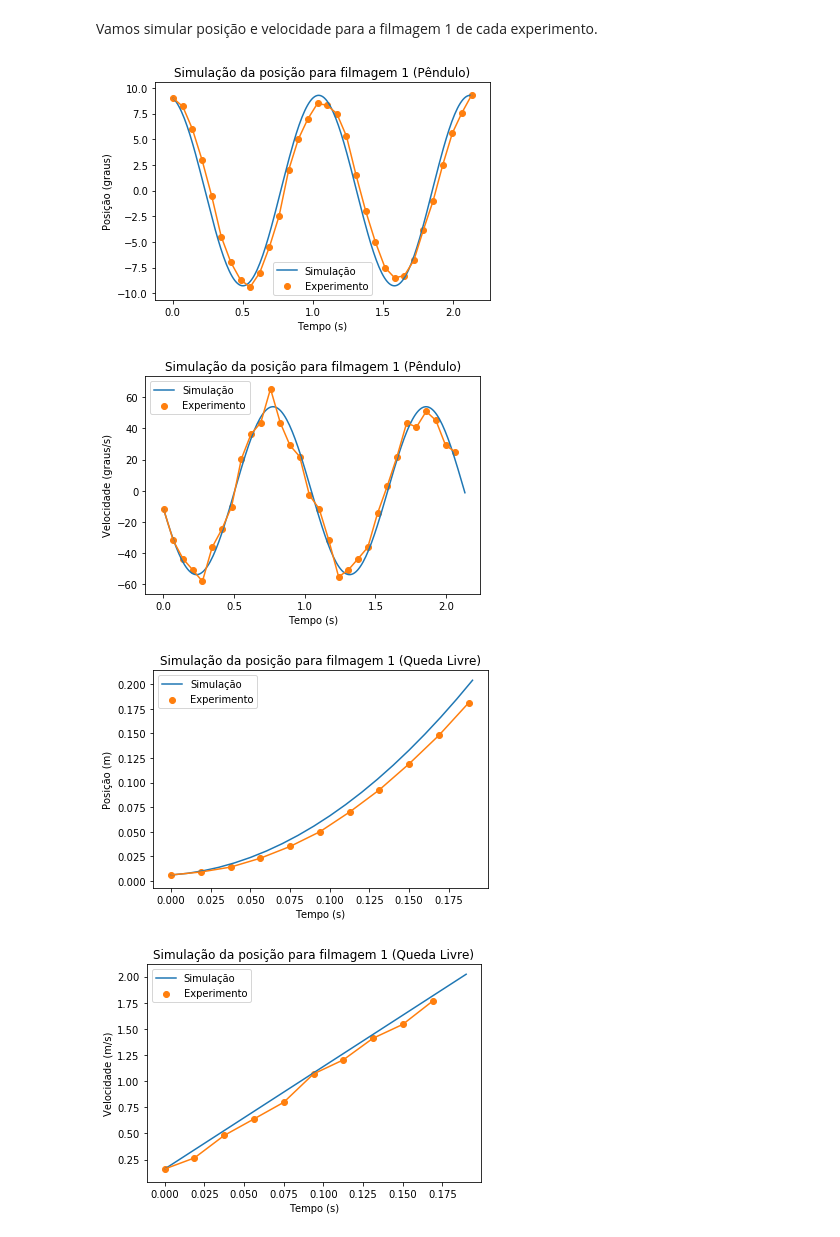
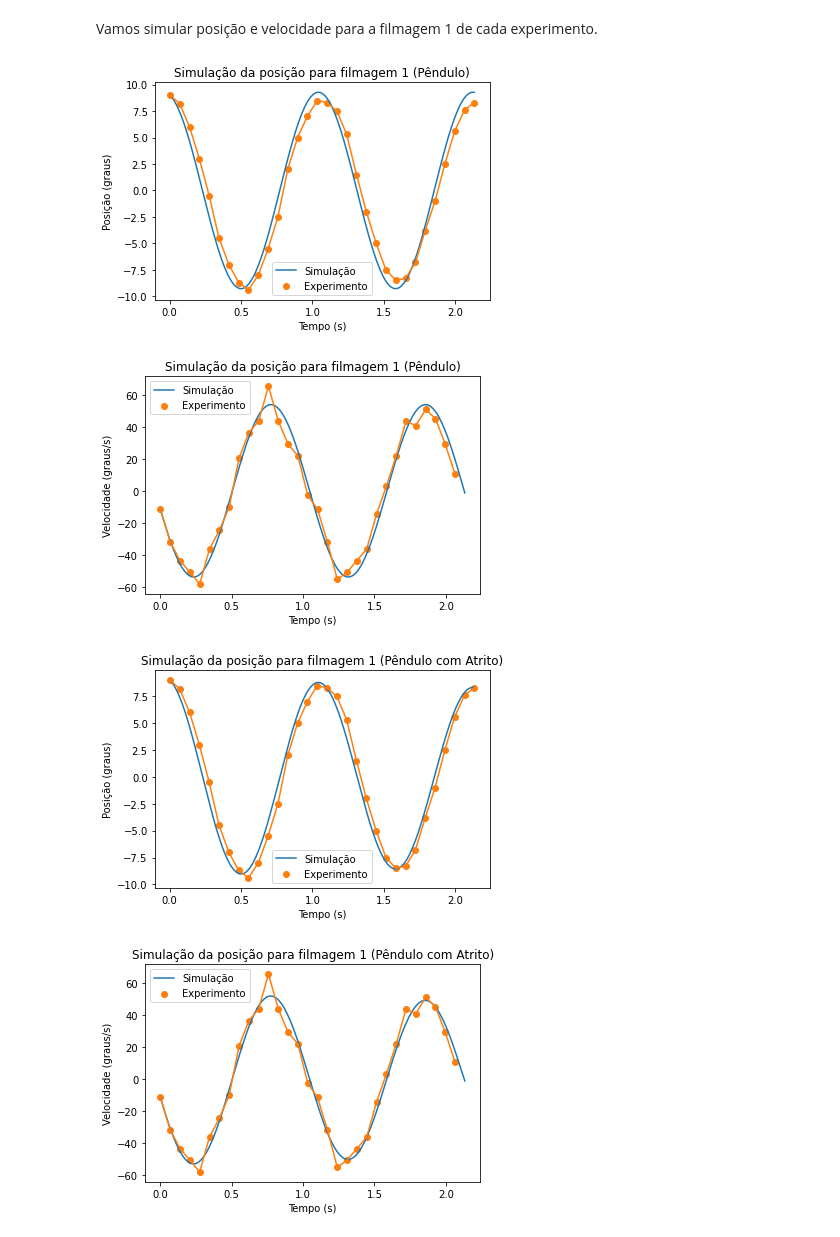
Before and after one commit to likury/EP2Modelagem, a Jupyter notebook: Simulação.ipynb, the cells around one changed output. Cells and saved outputs as stored; diff of their text form; code cells hidden in the pictures.

Commit message:
fixed vizualization bug + added pendulum with drag

```diff
--- a/Simulação.ipynb
+++ b/Simulação.ipynb
@@ -93,6 +93,15 @@ def ratesPendulum(s, dt):
     g = 9.8
     L = 0.2905
     r1 = (-g * s[0] * dt)/L
+    r0 = (s[1] + r1) * dt
+    r2 = dt
+    return np.array([r0,r1,r2])
+
+def ratesPendulumWithDrag(s, dt):
+    g = 9.8
+    L = 0.2905
+    dragCoeficient = 0.001
+    r1 = (-g * s[0] * dt)/L - dragCoeficient*s[1]
     r0 = (s[1] + r1) * dt
     r2 = dt
     return np.array([r0,r1,r2])
@@ -193,15 +202,16 @@ def simulate(df, positionName, experimentName, rateFunction, positionUnity, film
 Vamos simular posição e velocidade para a filmagem 1 de cada experimento.
 # %%
 simulate(dfP, 'angle', 'Pêndulo', ratesPendulum, 'graus', 1)
+simulate(dfP, 'angle', 'Pêndulo com Atrito', ratesPendulumWithDrag, 'graus', 1)
 simulate(dfFF, 'position', 'Queda Livre', ratesFreeFall, 'm', 1)
 simulate(dfFF, 'position', 'Queda Livre com Atrito', ratesFreeFallWithDrag, 'm', 1)
 simulate(dfA, 'position', 'Rampa inclinada', getRatesSlope(0.23, dfA, 1), 'm', 1)
 simulate(dfA, 'position', 'Rampa inclinada', getRatesSlope(0.23, dfA, 2), 'm', 2)
 simulate(dfA, 'position', 'Rampa inclinada', getRatesSlope(0.192, dfA, 3), 'm', 3)
 simulate(dfA, 'position', 'Rampa inclinada', getRatesSlope(0.19, dfA, 5), 'm', 5)
 simulate(dfA, 'position', 'Rampa inclinada', getRatesSlope(0.187, dfA, 9), 'm', 9)
 # %% [output]
-[figure, old version]
+[figure, new version]
-[figure, old version]
+[figure, new version]
-[figure, old version]
+[figure, new version]
-[figure, old version]
+[figure, new version]
```
Also changed, not shown: parts of 2 cells of this notebook, 3 other files.
